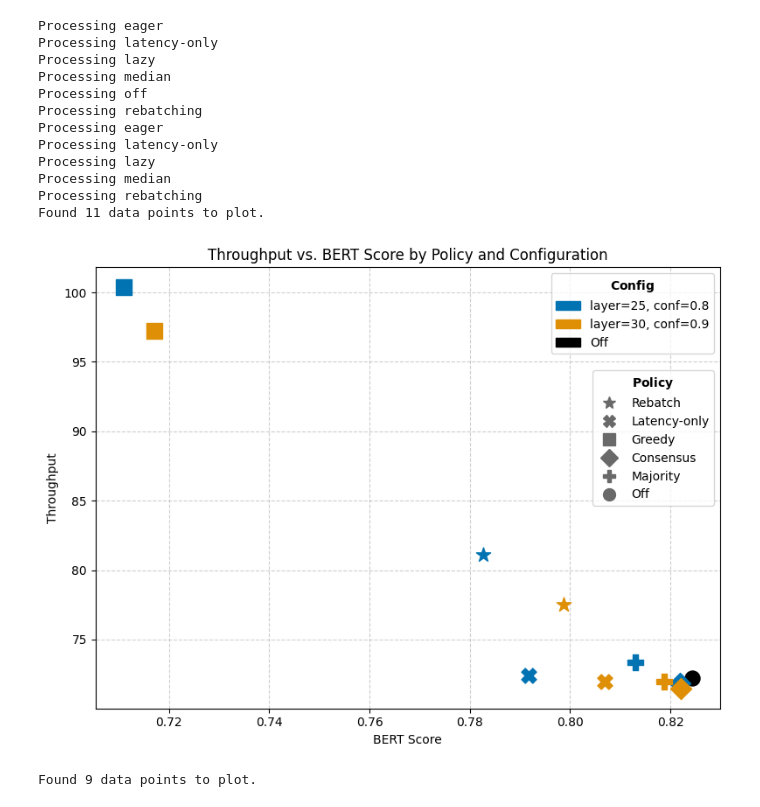
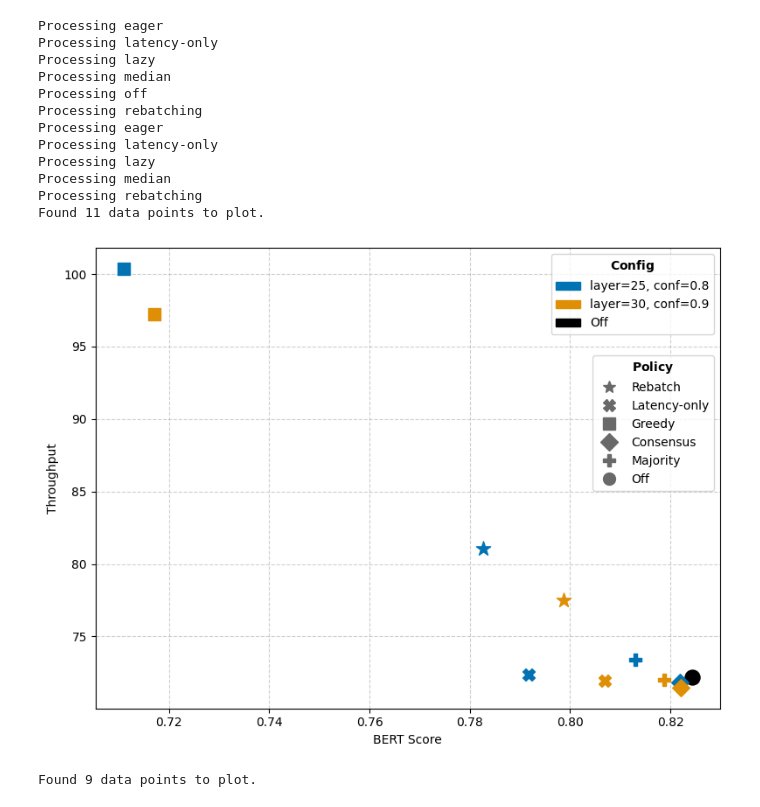
Before and after one commit to xutingl/vattention-ee, a Jupyter notebook: outputs_70b/figure_2160.ipynb, the cells around one changed output. Drawn from its saved outputs; the diff is of its cells as text; code cells hidden in the pictures.

```diff
--- a/outputs_70b/figure_2160.ipynb
+++ b/outputs_70b/figure_2160.ipynb
@@ -91,10 +91,17 @@ def plot_throughput_vs_bert_from_csvs(data_dir):
                 (plot_df["conf"] == conf)
             ]
             if not subdf.empty:
-                ax.scatter(
-                    subdf["bert_score"], subdf["throughput"],
-                    marker=p_info["marker"], color=color, s=150, zorder=3
-                )
+                if policy == "rebatching":
+                    ax.scatter(
+                        subdf["bert_score"], subdf["throughput"],
+                        marker=p_info["marker"], color=color, s=150, zorder=3
+                    )
+                else:
+                    ax.scatter(
+                        subdf["bert_score"], subdf["throughput"],
+                        marker=p_info["marker"], color=color, s=100, zorder=3
+                    )
+
 
     # --- Manual Legend Creation in Upper Right Corner ---
 
@@ -116,35 +123,35 @@ def plot_throughput_vs_bert_from_csvs(data_dir):
     policy_handles = [
         mlines.Line2D([], [], color='dimgrey', marker=policies[p]['marker'],
                       linestyle='None', markersize=10, label=policies[p]['label'])
         for p in policy_order
     ]
     # Create the second legend, placing it below the first one by adjusting
     # the vertical component of `bbox_to_anchor`.
     ax.legend(handles=policy_handles, title="$\\bf{Policy}$",
               loc='upper right', bbox_to_anchor=(1, 0.78))
 
     # --- Final Touches ---
     ax.set_xlabel("BERT Score")
     ax.set_ylabel("Throughput")
-    ax.set_title("Throughput vs. BERT Score by Policy and Configuration")
+    #ax.set_title("Throughput vs. BERT Score by Policy and Configuration")
     ax.grid(True, linestyle='--', alpha=0.6)
     plt.tight_layout()
     plt.show()
 plot_throughput_vs_bert_from_csvs(data_dir)
 # %% [output]
 Processing eager
 Processing latency-only
 Processing lazy
 Processing median
 Processing off
 Processing rebatching
 Processing eager
 Processing latency-only
 Processing lazy
 Processing median
 Processing rebatching
 Found 11 data points to plot.
-[figure, old version]
+[figure, new version]
 # %%
 def plot_throughput_vs_bert_from_csvs(data_dir):
     """
```
Also changed, not shown: parts of 1 cell of this notebook, 1 other file.
